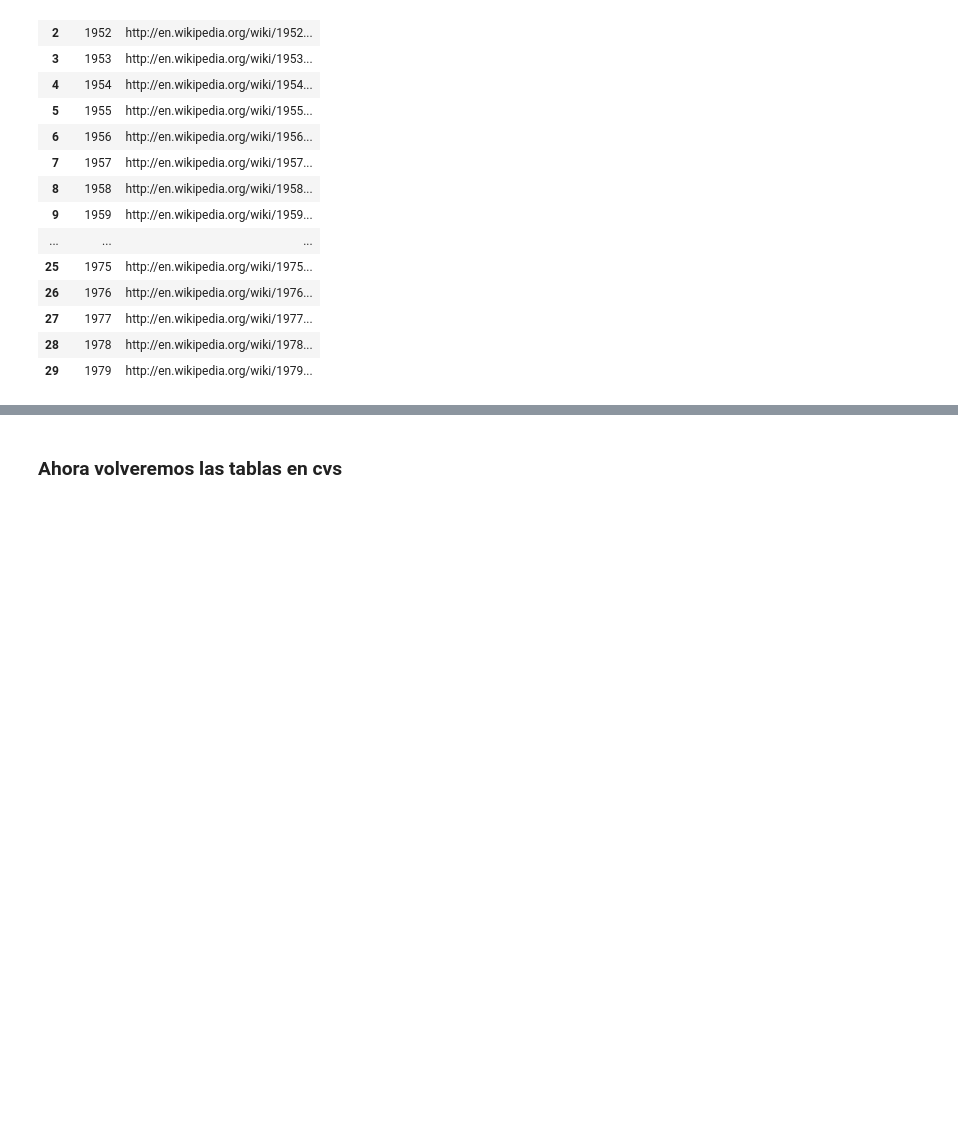
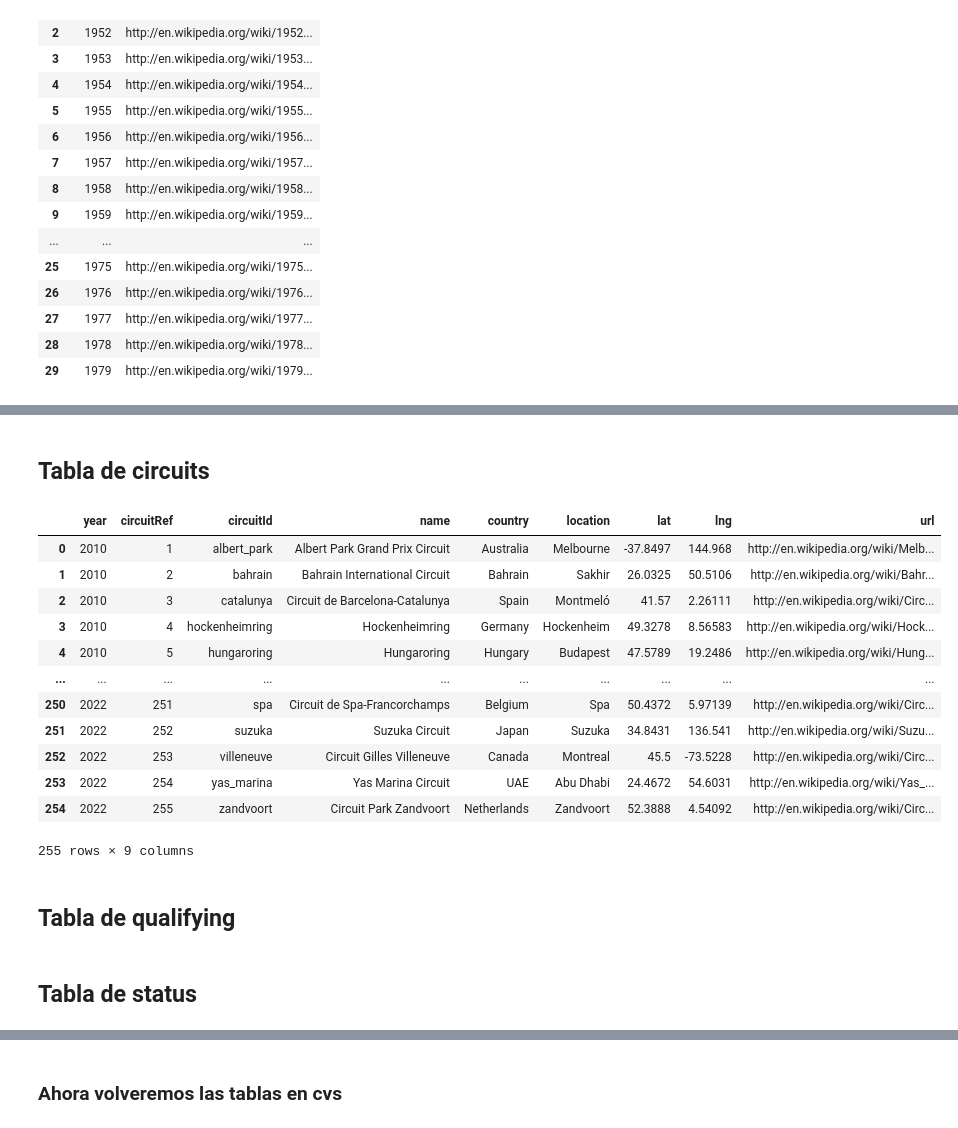
Before and after one commit to VaniaDJM/formula-1-data, a Jupyter notebook: F1_analisis.ipynb, the cells around one changed output, grey strips where cells are left out. Saved outputs shown, nothing was run; the diff lists cells and outputs as text; code cells hidden in the pictures; blank space fills up the shorter version.

```diff
--- a/F1_analisis.ipynb
+++ b/F1_analisis.ipynb
@@ -190,0 +253,12 @@ pd.DataFrame(seasons)
+# %%
+for year in range(2010,2023):
+    url='http://ergast.com/api/f1/{}/constructors.json'
+    response=requests.get(url.format(year))
+    content=json.loads(response.content)
+    for item in content['MRData']['ConstructorTable']['Constructors']:
+        constructors['year'].append(year)
+        constructors['constructorId'].append(item['constructorId'])
+        constructors['name'].append(item['name'])
+        constructors['nationality'].append(item['nationality'])
+        constructors['url'].append(item['url'])
+constructors['constructorRef']=np.arange(1,140,1)
@@ -190,0 +281,47 @@ pd.DataFrame(seasons)
+# %% [markdown]
+## Tabla de circuits
+# %%
+circuits={
+    'year':[],
+    'circuitRef':[],
+    'circuitId':[],
+    'name':[],
+    'country':[],
+    'location':[],
+    'lat':[],
+    'lng':[],
+    'url':[],
+}
+# %%
+for year in range(2010,2023):
+    url='http://ergast.com/api/f1/{}/circuits.json'
+    response=requests.get(url.format(year))
+    content=json.loads(response.content)
+    for item in content['MRData']['CircuitTable']['Circuits']:
+        circuits['year'].append(year)
+        circuits['circuitId'].append(item['circuitId'])
+        circuits['location'].append(item['Location']['locality'])
+        circuits['name'].append(item['circuitName'])
+        circuits['url'].append(item['url'])
+        circuits['lat'].append(item['Location']['lat'])
+        circuits['lng'].append(item['Location']['long'])
+        circuits['country'].append(item['Location']['country'])
+circuits['circuitRef']=np.arange(1,256,1)
+# %%
+pd.DataFrame(circuits)
+# %% [output]
+|  | year | circuitRef | circuitId | name | country | location | lat | lng | url |
+| 0 | 2010 | 1 | albert_park | Albert Park Grand Prix Circuit | Australia | Melbourne | -37.8497 | 144.968 | http://en.wikipedia.org/wiki/Melb... |
+| 1 | 2010 | 2 | bahrain | Bahrain International Circuit | Bahrain | Sakhir | 26.0325 | 50.5106 | http://en.wikipedia.org/wiki/Bahr... |
+| 2 | 2010 | 3 | catalunya | Circuit de Barcelona-Catalunya | Spain | Montmeló | 41.57 | 2.26111 | http://en.wikipedia.org/wiki/Circ... |
+| 3 | 2010 | 4 | hockenheimring | Hockenheimring | Germany | Hockenheim | 49.3278 | 8.56583 | http://en.wikipedia.org/wiki/Hock... |
+| 4 | 2010 | 5 | hungaroring | Hungaroring | Hungary | Budapest | 47.5789 | 19.2486 | http://en.wikipedia.org/wiki/Hung... |
+| ... | ... | ... | ... | ... | ... | ... | ... | ... | ... |
+| 250 | 2022 | 251 | spa | Circuit de Spa-Francorchamps | Belgium | Spa | 50.4372 | 5.97139 | http://en.wikipedia.org/wiki/Circ... |
+| 251 | 2022 | 252 | suzuka | Suzuka Circuit | Japan | Suzuka | 34.8431 | 136.541 | http://en.wikipedia.org/wiki/Suzu... |
+| 252 | 2022 | 253 | villeneuve | Circuit Gilles Villeneuve | Canada | Montreal | 45.5 | -73.5228 | http://en.wikipedia.org/wiki/Circ... |
+| 253 | 2022 | 254 | yas_marina | Yas Marina Circuit | UAE | Abu Dhabi | 24.4672 | 54.6031 | http://en.wikipedia.org/wiki/Yas_... |
+| 254 | 2022 | 255 | zandvoort | Circuit Park Zandvoort | Netherlands | Zandvoort | 52.3888 | 4.54092 | http://en.wikipedia.org/wiki/Circ... |
+255 rows × 9 columns
+# %% [markdown]
+## Tabla de qualifying
@@ -190,0 +381,2 @@ pd.DataFrame(seasons)
+# %% [markdown]
+## Tabla de status
```
Also changed, not shown: parts of 51 cells of this notebook, 3 other files.
